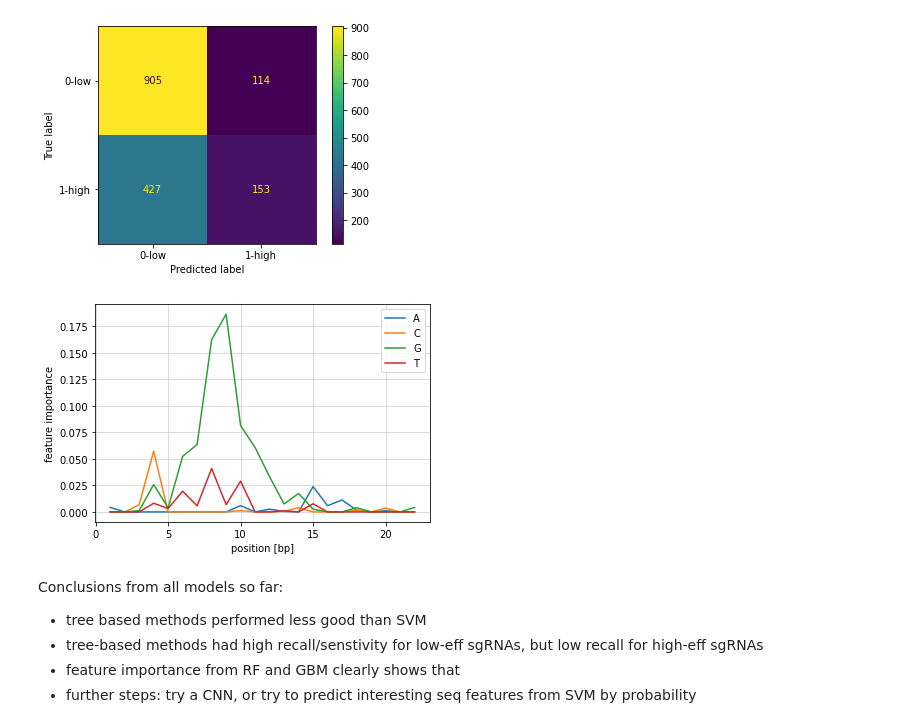
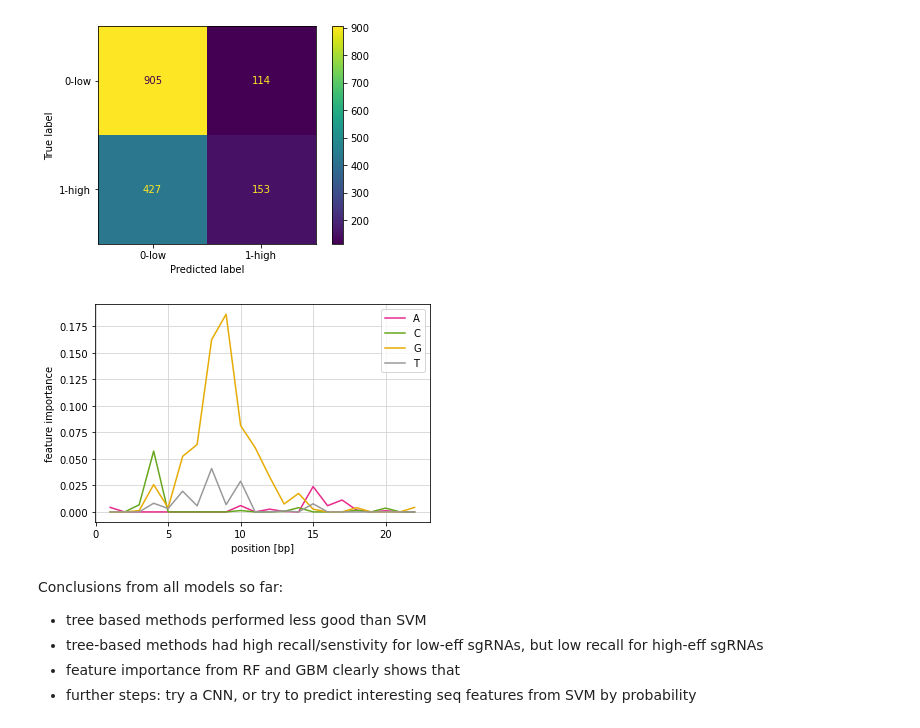
Before and after one commit to m-jahn/R-notebook-crispri-lib, a Jupyter notebook: sgRNA_library_V2/pipeline/sgRNA_ML_analysis.ipynb, the cells around one changed output. Saved outputs shown, nothing was run; the diff lists cells and outputs as text; code cells hidden in the pictures.

```diff
--- a/sgRNA_library_V2/pipeline/sgRNA_ML_analysis.ipynb
+++ b/sgRNA_library_V2/pipeline/sgRNA_ML_analysis.ipynb
@@ -237,6 +237,9 @@ Number of observations for test data: 1599
 - separate logos for low, (medium), high efficiency sgRNAs
 # %%
 import logomaker
+# %%
+# define colors for the four bases
+colors = {'A': '#E7298A', 'C': '#66A61E', 'G': '#E6AB02', 'T': '#999999'}
 # %%
 # function to take a pd.Series with sequences as input and plot a logo
 def plot_logo(data, to_type = 'weight', ignore = 'N', title = '', ylim = [-0.85, 0.6]):
@@ -472,23 +477,23 @@ GBM_cmplot.plot();
 # %%
 GBM_feat_imp = pd.DataFrame()
 GBM_feat_imp['feat_imp'] = pd.Series(GBM_fit.feature_importances_)
 GBM_feat_imp['position'] = np.repeat(np.arange(22), 5)
 GBM_feat_imp['base'] = ['A','C','G','T','N']*22
 GBM_feat_imp = GBM_feat_imp.query('base != "N"')
 
 
 fig, ax = plt.subplots()
-ax.plot(np.arange(1,23), GBM_feat_imp.query('base == "A"').feat_imp, label = 'A')
-ax.plot(np.arange(1,23), GBM_feat_imp.query('base == "C"').feat_imp, label = 'C')
-ax.plot(np.arange(1,23), GBM_feat_imp.query('base == "G"').feat_imp, label = 'G')
-ax.plot(np.arange(1,23), GBM_feat_imp.query('base == "T"').feat_imp, label = 'T')
+ax.plot(np.arange(1,23), GBM_feat_imp.query('base == "A"').feat_imp, label = 'A', color = colors['A'])
+ax.plot(np.arange(1,23), GBM_feat_imp.query('base == "C"').feat_imp, label = 'C', color = colors['C'])
+ax.plot(np.arange(1,23), GBM_feat_imp.query('base == "G"').feat_imp, label = 'G', color = colors['G'])
+ax.plot(np.arange(1,23), GBM_feat_imp.query('base == "T"').feat_imp, label = 'T', color = colors['T'])
 ax.set_ylabel('feature importance')
 ax.set_xlabel('position [bp]')
 ax.legend()
 ax.grid(color='lightgrey')
 plt.savefig('../figures/plot_gbm_feat_importance.svg')
 # %% [output]
-[figure, old version]
+[figure, new version]
 # %% [markdown]
 Conclusions from all models so far:
 
```
Also changed, not shown: parts of 18 cells of this notebook.
